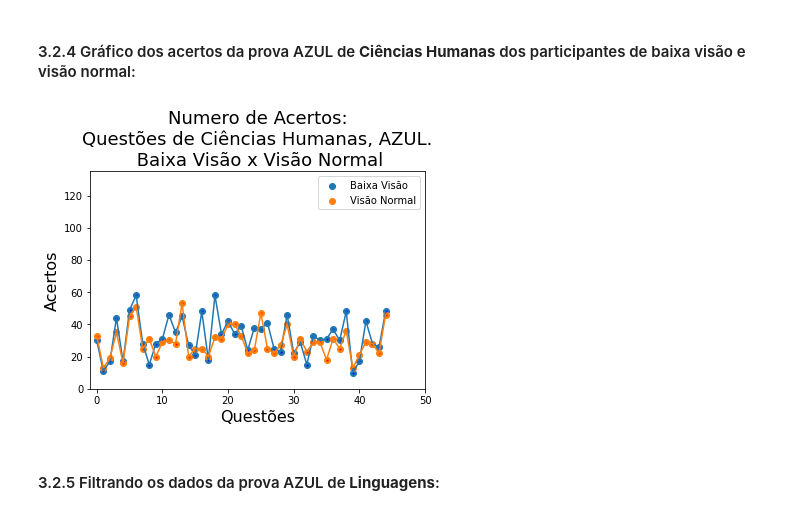
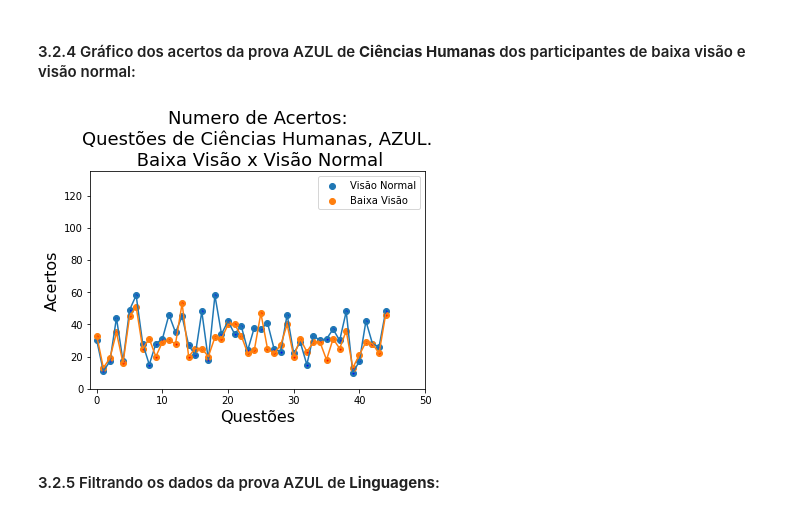
Before and after one commit to andradearthurf/python-data-analysis, a Jupyter notebook: cases/data_analisys_ENEM.ipynb, the cells around one changed output. Drawn from its saved outputs; the diff is of its cells as text; code cells hidden in the pictures.

```diff
--- a/cases/data_analisys_ENEM.ipynb
+++ b/cases/data_analisys_ENEM.ipynb
@@ -397,35 +397,35 @@ acertos_bv_pd_ch = pd.DataFrame(acertos_bv_ch)
 # %%
 x = acertos_normal_pd_ch
 y = acertos_normal_pd_ch.index
 
 x1 = acertos_bv_pd_ch
 y1 = acertos_bv_pd_ch.index
 
 plt.scatter(y, x)
 ax = plt.scatter(y1, x1)
 plt.ylabel('Acertos', fontsize=16)
 plt.xlabel('Questões', fontsize=16)
 plt.title('Numero de Acertos:\nQuestões de Ciências Humanas, AZUL.\n Baixa Visão x Visão Normal', fontsize = 18)
 
 limits = [-1,50]
 limits1 = [0,135]
 sec_lim = 1000
 bp = 45
 
 ax = plt.gca()
 ax.set_xlim(limits)
 ax.set_ylim(limits1)
 ax.scatter(y, x, s=1, c='blue', alpha=1)
 ax.scatter(y1, x1, s=1, c='red', alpha=1)
 
-legends=['Baixa Visão', 'Visão Normal']
+legends=['Visão Normal', 'Baixa Visão']
 plt.legend(legends)
 
 plt.plot(x)
 plt.plot(x1)
 plt.show()
 # %% [output]
-[figure, old version]
+[figure, new version]
 # %% [markdown]
 #### 3.2.5 Filtrando os dados da prova AZUL de **Linguagens**:
 # %% [markdown]
```
Also changed, not shown: parts of 7 cells of this notebook.
